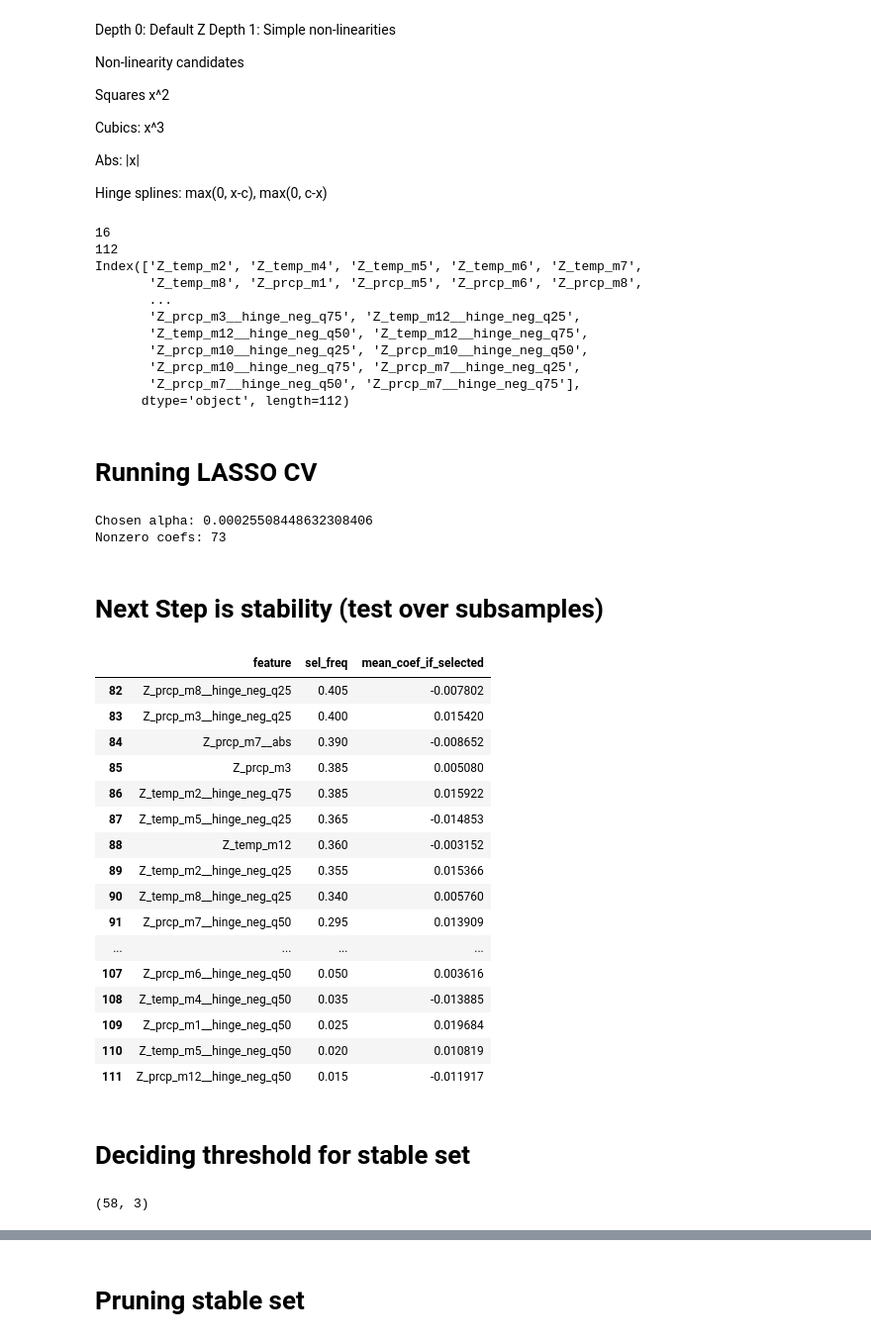
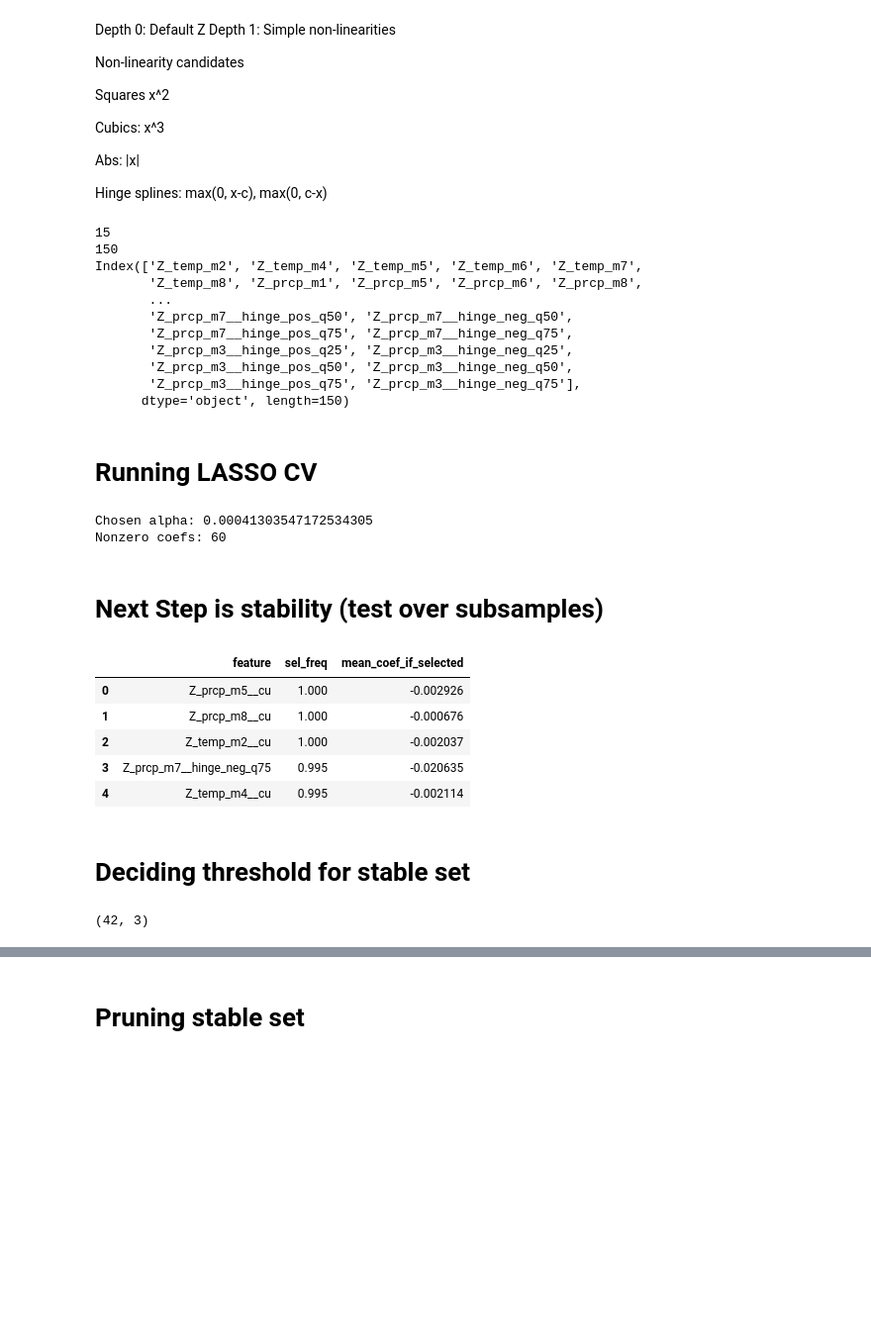
Before and after one commit to adrymmm/iv_weather_yields_selection, a Jupyter notebook: nonlinear_search.ipynb, the cells around one changed output, grey strips where cells are left out. Shown at 99% size. Cells and saved outputs as stored; diff of their text form; code cells hidden in the pictures; blank space fills up the shorter version.

```diff
--- a/nonlinear_search.ipynb
+++ b/nonlinear_search.ipynb
@@ -29,7 +30,7 @@ IN = Path("data/processed")
 final = json.loads((IN / "final.json").read_text())
 df = pd.read_parquet(IN / "bfs_data.parquet")
 
-y = final["y"]
+y = final["endog"]
 Z = final["Z_selected"]
 
 # Rebuilding multi-index
@@ -132,6 +117,7 @@ for col in cols:
     for q in quantiles:
         # Cutting at quantile q
         c = x.quantile(q)
+        new_cols[f"{col}__hinge_pos_q{int(q*100)}"] = (x - c).clip(lower=0)
         new_cols[f"{col}__hinge_neg_q{int(q*100)}"] = (c - x).clip(lower=0)
 
 X_nonlinear = pd.concat([X_nonlinear, pd.DataFrame(new_cols, index=X_nonlinear.index)], axis=1)
@@ -139,17 +125,17 @@ X_nonlinear = pd.concat([X_nonlinear, pd.DataFrame(new_cols, index=X_nonlinear.i
 print(len(X_nonlinear.columns))
 print(X_nonlinear.columns)
 # %% [output]
-16
-112
+15
+150
 Index(['Z_temp_m2', 'Z_temp_m4', 'Z_temp_m5', 'Z_temp_m6', 'Z_temp_m7',
        'Z_temp_m8', 'Z_prcp_m1', 'Z_prcp_m5', 'Z_prcp_m6', 'Z_prcp_m8',
        ...
-       'Z_prcp_m3__hinge_neg_q75', 'Z_temp_m12__hinge_neg_q25',
-       'Z_temp_m12__hinge_neg_q50', 'Z_temp_m12__hinge_neg_q75',
-       'Z_prcp_m10__hinge_neg_q25', 'Z_prcp_m10__hinge_neg_q50',
-       'Z_prcp_m10__hinge_neg_q75', 'Z_prcp_m7__hinge_neg_q25',
-       'Z_prcp_m7__hinge_neg_q50', 'Z_prcp_m7__hinge_neg_q75'],
-      dtype='object', length=112)
+       'Z_prcp_m7__hinge_pos_q50', 'Z_prcp_m7__hinge_neg_q50',
+       'Z_prcp_m7__hinge_pos_q75', 'Z_prcp_m7__hinge_neg_q75',
+       'Z_prcp_m3__hinge_pos_q25', 'Z_prcp_m3__hinge_neg_q25',
+       'Z_prcp_m3__hinge_pos_q50', 'Z_prcp_m3__hinge_neg_q50',
+       'Z_prcp_m3__hinge_pos_q75', 'Z_prcp_m3__hinge_neg_q75'],
+      dtype='object', length=150)
 # %% [markdown]
 # Running LASSO CV
 # %%
@@ -168,8 +154,8 @@ lasso_cv.fit(X_vals, y_vals)
 print("Chosen alpha:", lasso_cv.alpha_)
 print("Nonzero coefs:", np.sum(lasso_cv.coef_ != 0))
 # %% [output]
-Chosen alpha: 0.00025508448632308406
-Nonzero coefs: 73
+Chosen alpha: 0.00041303547172534305
+Nonzero coefs: 60
 # %% [markdown]
 # Next Step is stability (test over subsamples)
 # %%
@@ -204,50 +190,39 @@ for b in range(B):
     y_b = y_all[mask]
 
     # Fitting LASSO at fixed alpha
     model = Lasso(alpha=alpha, max_iter=20000, random_state=0)
     model.fit(X_b, y_b)
 
     nz = model.coef_ != 0
     sel_counts[nz] += 1
     coef_sums[nz] += model.coef_[nz]
 
 # Selection frequencies + mean coef conditional on selection
 sel_freq = sel_counts / B
 mean_coef = np.zeros_like(coef_sums)
 nonzero_mask = sel_counts > 0
 mean_coef[nonzero_mask] = coef_sums[nonzero_mask] / sel_counts[nonzero_mask]
 
 stable_cand = (
     pd.DataFrame(
         {
             "feature": feature_names,
             "sel_freq": sel_freq,
             "mean_coef_if_selected": mean_coef,
         }
     )
     .sort_values(["sel_freq", "feature"], ascending=[False, True])
     .reset_index(drop=True)
 )
 
-stable_cand.head(30)
+stable_cand.head()
 # %% [output]
 |  | feature | sel_freq | mean_coef_if_selected |
-| 82 | Z_prcp_m8__hinge_neg_q25 | 0.405 | -0.007802 |
-| 83 | Z_prcp_m3__hinge_neg_q25 | 0.400 | 0.015420 |
-| 84 | Z_prcp_m7__abs | 0.390 | -0.008652 |
-| 85 | Z_prcp_m3 | 0.385 | 0.005080 |
-| 86 | Z_temp_m2__hinge_neg_q75 | 0.385 | 0.015922 |
-| 87 | Z_temp_m5__hinge_neg_q25 | 0.365 | -0.014853 |
-| 88 | Z_temp_m12 | 0.360 | -0.003152 |
-| 89 | Z_temp_m2__hinge_neg_q25 | 0.355 | 0.015366 |
-| 90 | Z_temp_m8__hinge_neg_q25 | 0.340 | 0.005760 |
-| 91 | Z_prcp_m7__hinge_neg_q50 | 0.295 | 0.013909 |
-| ... | ... | ... | ... |
-| 107 | Z_prcp_m6__hinge_neg_q50 | 0.050 | 0.003616 |
-| 108 | Z_temp_m4__hinge_neg_q50 | 0.035 | -0.013885 |
-| 109 | Z_prcp_m1__hinge_neg_q50 | 0.025 | 0.019684 |
-| 110 | Z_temp_m5__hinge_neg_q50 | 0.020 | 0.010819 |
-| 111 | Z_prcp_m12__hinge_neg_q50 | 0.015 | -0.011917 |
+| 0 | Z_prcp_m5__cu | 1.000 | -0.002926 |
+| 1 | Z_prcp_m8__cu | 1.000 | -0.000676 |
+| 2 | Z_temp_m2__cu | 1.000 | -0.002037 |
+| 3 | Z_prcp_m7__hinge_neg_q75 | 0.995 | -0.020635 |
+| 4 | Z_temp_m4__cu | 0.995 | -0.002114 |
 # %% [markdown]
 # Deciding threshold for stable set
 # %%
@@ -262,4 +237,4 @@ stable_cand = stable_cand[stable_cand["sel_freq"] > THRESH]
 
 print(stable_cand.shape)
 # %% [output]
-(58, 3)
+(42, 3)
```
Also changed, not shown: parts of 25 cells of this notebook, 3 other files.
